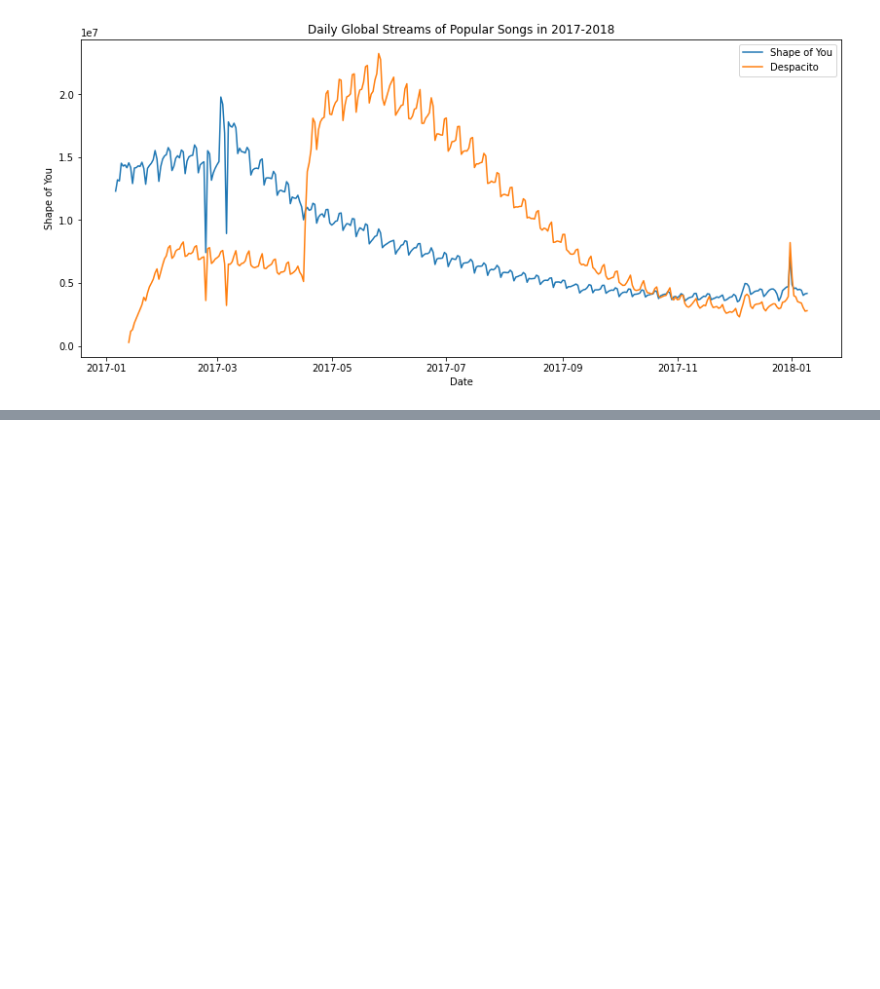
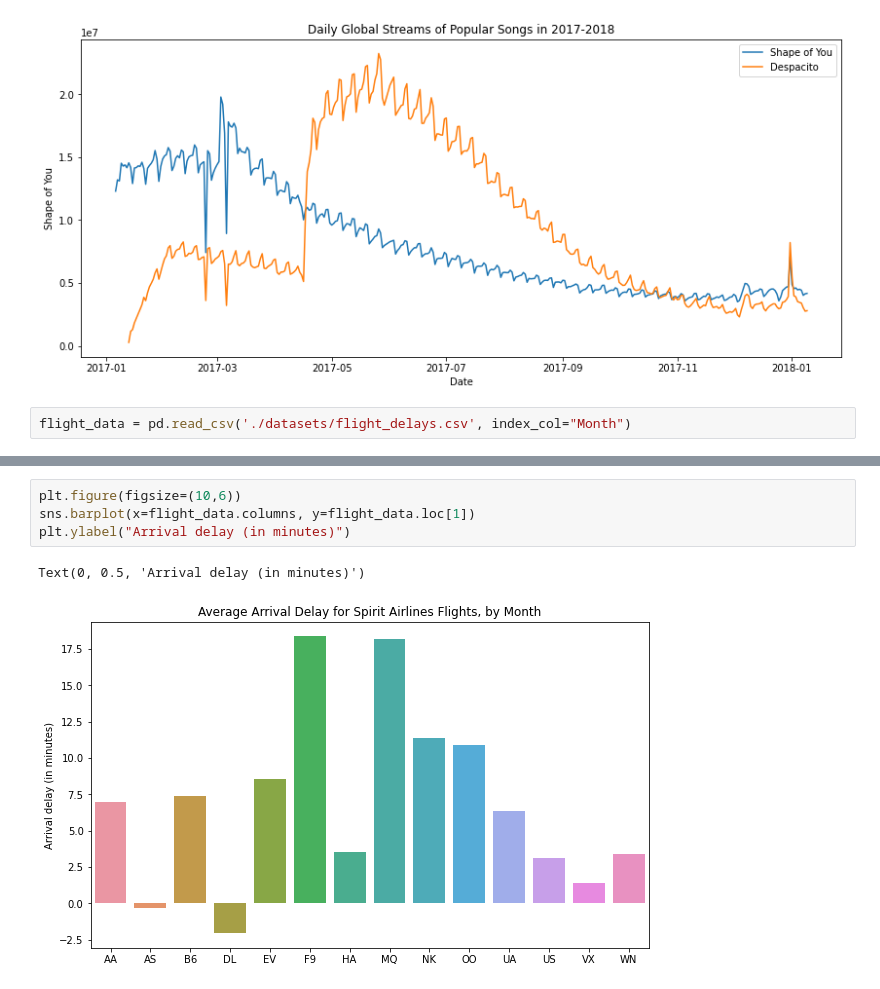
Before and after one commit to hari-viswanathan/learning, a Jupyter notebook: data_visualization.ipynb, the cells around one changed output, grey strips where cells are left out. Saved outputs shown, nothing was run; the diff lists cells and outputs as text; blank space fills up the shorter version.

Commit message:
(misc) Bar charts and heatmaps

```diff
--- a/data_visualization.ipynb
+++ b/data_visualization.ipynb
@@ -161,3 +161,5 @@ plt.xlabel("Date")
 # %% [output]
 Text(0.5, 0, 'Date')
 [figure]
+# %%
+flight_data = pd.read_csv('./datasets/flight_delays.csv', index_col="Month")
@@ -163,0 +176,7 @@ Text(0.5, 0, 'Date')
+# %%
+plt.figure(figsize=(10,6))
+sns.barplot(x=flight_data.columns, y=flight_data.loc[1])
+plt.ylabel("Arrival delay (in minutes)")
+# %% [output]
+Text(0, 0.5, 'Arrival delay (in minutes)')
+[figure, added]
```
Also changed, not shown: parts of 2 cells of this notebook.
